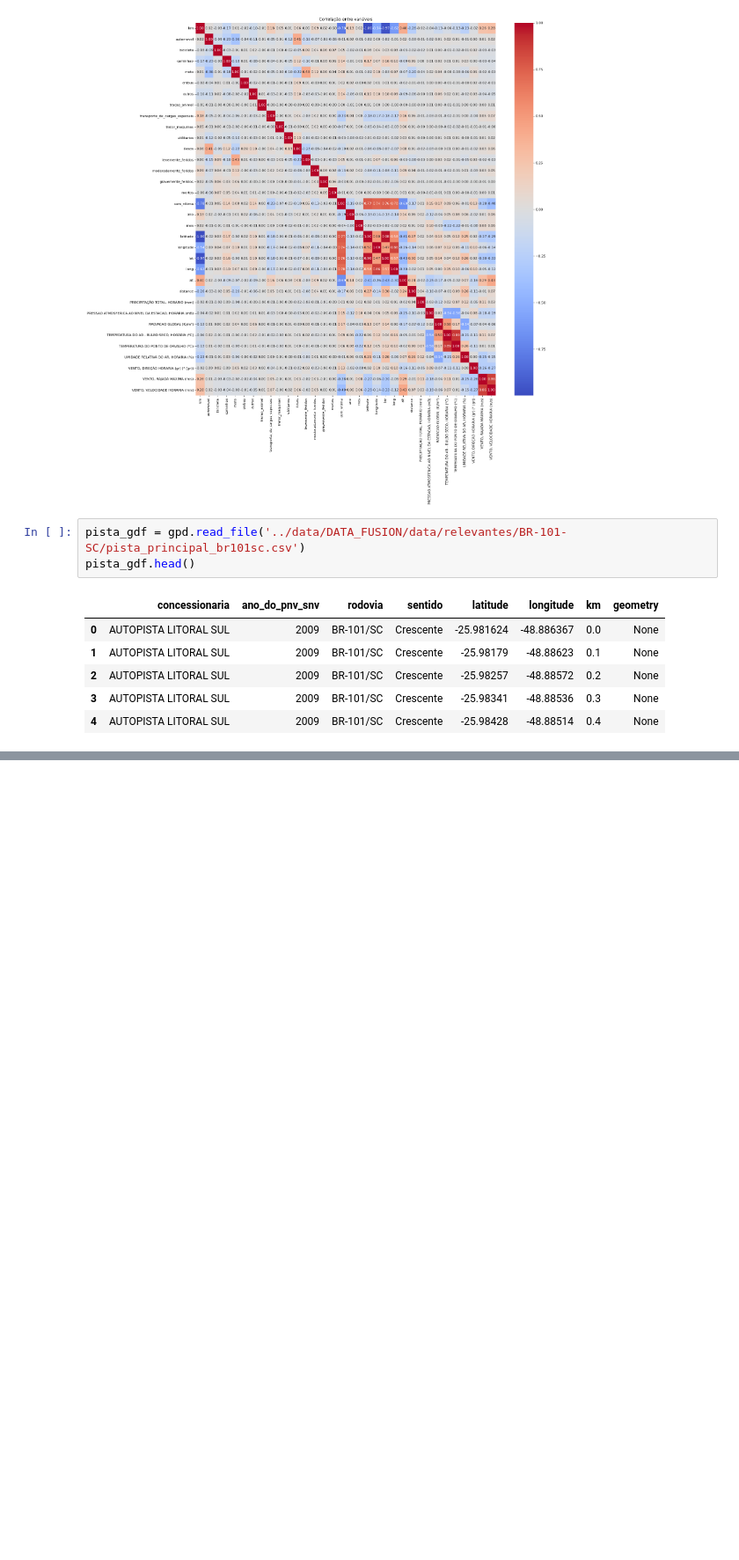
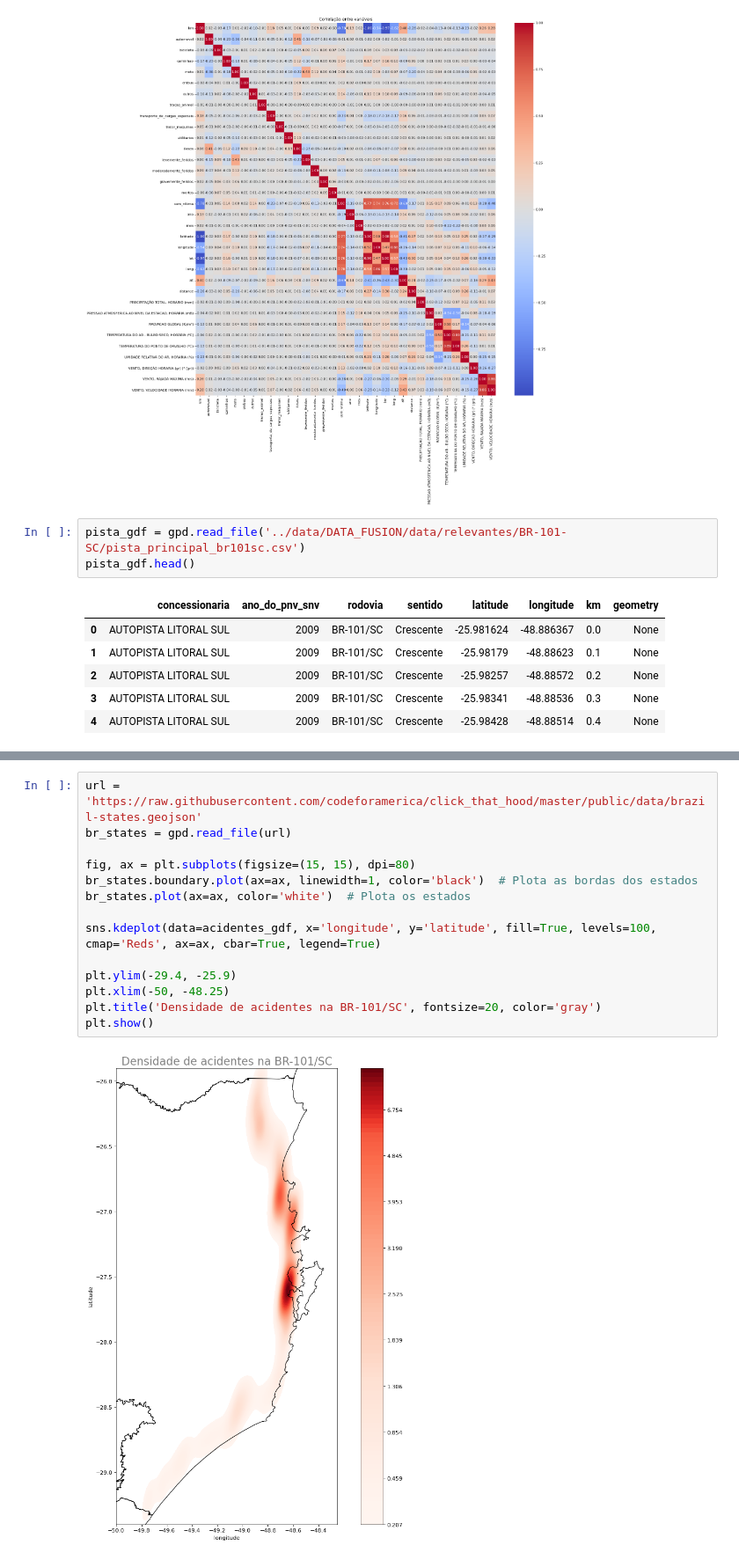
Before and after one commit to GuiBatalhoti/Dados_ANTT, a Jupyter notebook: notebooks/data_fusion_viz.ipynb, the cells around one changed output, grey strips where cells are left out. Shown at 88% size. Drawn from its saved outputs; the diff is of its cells as text; blank space fills up the shorter version.

```diff
--- a/notebooks/data_fusion_viz.ipynb
+++ b/notebooks/data_fusion_viz.ipynb
@@ -326,0 +241,16 @@ IndexError: list index out of range
+# %%
+url = 'https://raw.githubusercontent.com/codeforamerica/click_that_hood/master/public/data/brazil-states.geojson'
+br_states = gpd.read_file(url)
+
+fig, ax = plt.subplots(figsize=(15, 15), dpi=80)
+br_states.boundary.plot(ax=ax, linewidth=1, color='black')  # Plota as bordas dos estados
+br_states.plot(ax=ax, color='white')  # Plota os estados
+
+sns.kdeplot(data=acidentes_gdf, x='longitude', y='latitude', fill=True, levels=100, cmap='Reds', ax=ax, cbar=True, legend=True)
+
+plt.ylim(-29.4, -25.9)
+plt.xlim(-50, -48.25)
+plt.title('Densidade de acidentes na BR-101/SC', fontsize=20, color='gray')
+plt.show()
+# %% [output]
+[figure, added]
```
Also changed, not shown: parts of 9 cells of this notebook, 1 other file.
